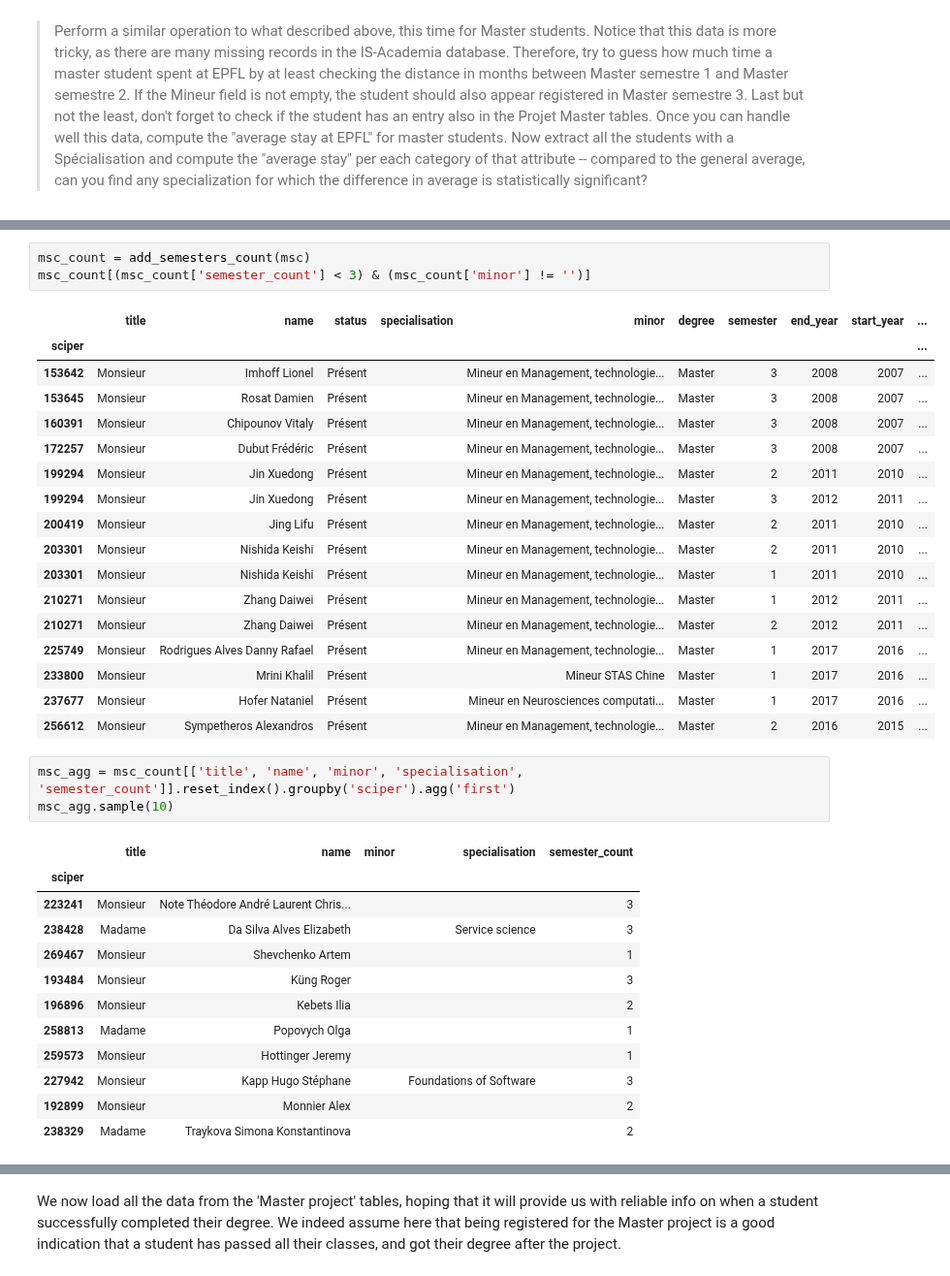
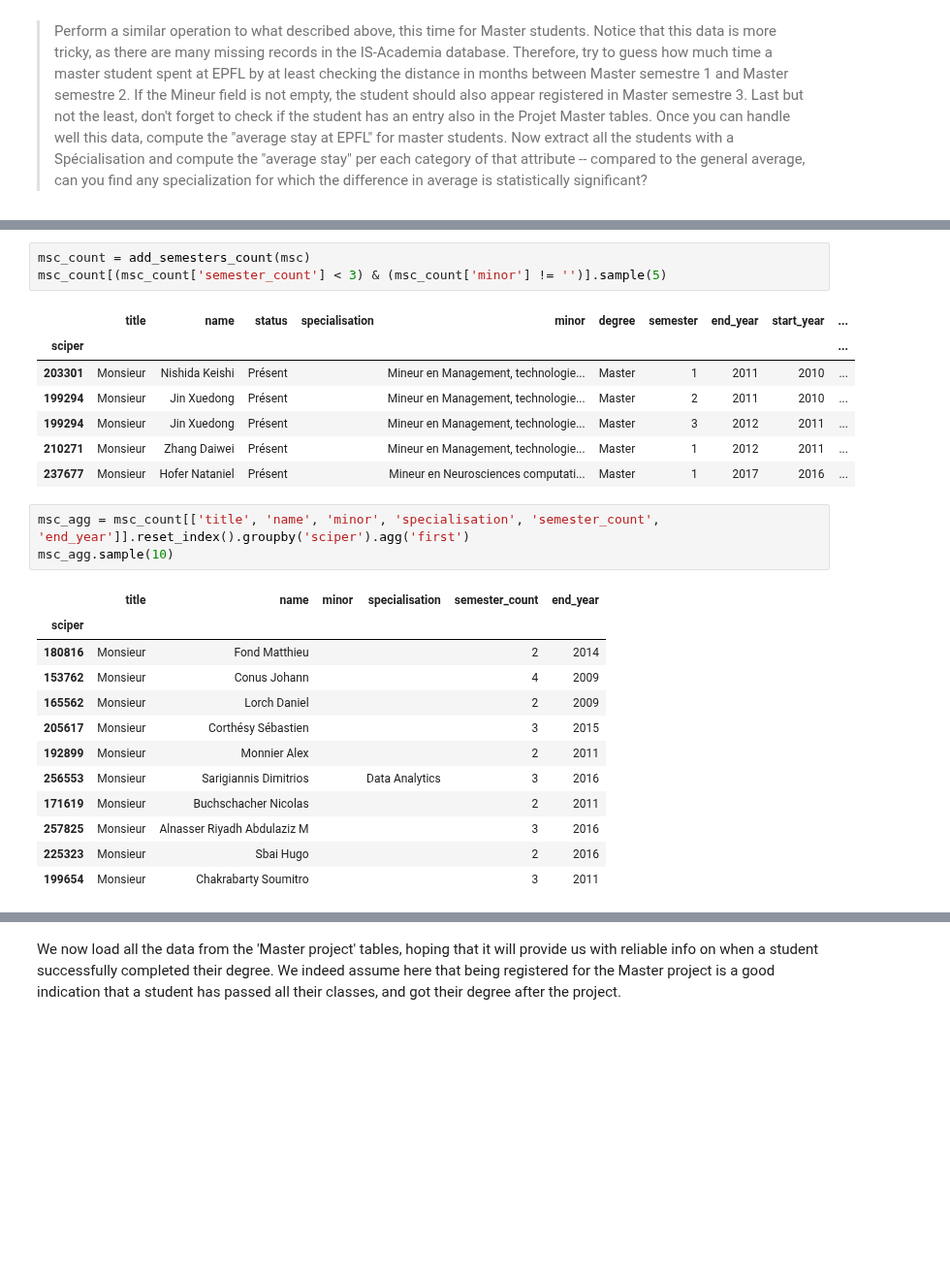
Before and after one commit to romac/ADAHomeworks, a Jupyter notebook: 02 - Data from the Web/02 - Data from the Web.ipynb, the cells around one changed output, grey strips where cells are left out. Shown at 97% size. Cells and saved outputs as stored; diff of their text form; blank space fills up the shorter version.

```diff
--- a/02 - Data from the Web/02 - Data from the Web.ipynb
+++ b/02 - Data from the Web/02 - Data from the Web.ipynb
@@ -629,40 +633,30 @@ msc.sample(10)
 # %%
 msc_count = add_semesters_count(msc)
-msc_count[(msc_count['semester_count'] < 3) & (msc_count['minor'] != '')]
+msc_count[(msc_count['semester_count'] < 3) & (msc_count['minor'] != '')].sample(5)
 # %% [output]
 |  | title | name | status | specialisation | minor | degree | semester | end_year | start_year | ... |
 | sciper |  |  |  |  |  |  |  |  |  | ... |
-| 153642 | Monsieur | Imhoff Lionel | Présent |  | Mineur en Management, technologie... | Master | 3 | 2008 | 2007 | ... |
-| 153645 | Monsieur | Rosat Damien | Présent |  | Mineur en Management, technologie... | Master | 3 | 2008 | 2007 | ... |
-| 160391 | Monsieur | Chipounov Vitaly | Présent |  | Mineur en Management, technologie... | Master | 3 | 2008 | 2007 | ... |
-| 172257 | Monsieur | Dubut Frédéric | Présent |  | Mineur en Management, technologie... | Master | 3 | 2008 | 2007 | ... |
+| 203301 | Monsieur | Nishida Keishi | Présent |  | Mineur en Management, technologie... | Master | 1 | 2011 | 2010 | ... |
 | 199294 | Monsieur | Jin Xuedong | Présent |  | Mineur en Management, technologie... | Master | 2 | 2011 | 2010 | ... |
 | 199294 | Monsieur | Jin Xuedong | Présent |  | Mineur en Management, technologie... | Master | 3 | 2012 | 2011 | ... |
-| 200419 | Monsieur | Jing Lifu | Présent |  | Mineur en Management, technologie... | Master | 2 | 2011 | 2010 | ... |
-| 203301 | Monsieur | Nishida Keishi | Présent |  | Mineur en Management, technologie... | Master | 2 | 2011 | 2010 | ... |
-| 203301 | Monsieur | Nishida Keishi | Présent |  | Mineur en Management, technologie... | Master | 1 | 2011 | 2010 | ... |
 | 210271 | Monsieur | Zhang Daiwei | Présent |  | Mineur en Management, technologie... | Master | 1 | 2012 | 2011 | ... |
-| 210271 | Monsieur | Zhang Daiwei | Présent |  | Mineur en Management, technologie... | Master | 2 | 2012 | 2011 | ... |
-| 225749 | Monsieur | Rodrigues Alves Danny Rafael | Présent |  | Mineur en Management, technologie... | Master | 1 | 2017 | 2016 | ... |
-| 233800 | Monsieur | Mrini Khalil | Présent |  | Mineur STAS Chine | Master | 1 | 2017 | 2016 | ... |
 | 237677 | Monsieur | Hofer Nataniel | Présent |  | Mineur en Neurosciences computati... | Master | 1 | 2017 | 2016 | ... |
-| 256612 | Monsieur | Sympetheros Alexandros | Présent |  | Mineur en Management, technologie... | Master | 2 | 2016 | 2015 | ... |
 # %%
-msc_agg = msc_count[['title', 'name', 'minor', 'specialisation', 'semester_count']].reset_index().groupby('sciper').agg('first')
+msc_agg = msc_count[['title', 'name', 'minor', 'specialisation', 'semester_count', 'end_year']].reset_index().groupby('sciper').agg('first')
 msc_agg.sample(10)
 # %% [output]
-|  | title | name | minor | specialisation | semester_count |
-| sciper |  |  |  |  |  |
-| 223241 | Monsieur | Note Théodore André Laurent Chris... |  |  | 3 |
-| 238428 | Madame | Da Silva Alves Elizabeth |  | Service science | 3 |
-| 269467 | Monsieur | Shevchenko Artem |  |  | 1 |
-| 193484 | Monsieur | Küng Roger |  |  | 3 |
-| 196896 | Monsieur | Kebets Ilia |  |  | 2 |
-| 258813 | Madame | Popovych Olga |  |  | 1 |
-| 259573 | Monsieur | Hottinger Jeremy |  |  | 1 |
-| 227942 | Monsieur | Kapp Hugo Stéphane |  | Foundations of Software | 3 |
-| 192899 | Monsieur | Monnier Alex |  |  | 2 |
-| 238329 | Madame | Traykova Simona Konstantinova |  |  | 2 |
+|  | title | name | minor | specialisation | semester_count | end_year |
+| sciper |  |  |  |  |  |  |
+| 180816 | Monsieur | Fond Matthieu |  |  | 2 | 2014 |
+| 153762 | Monsieur | Conus Johann |  |  | 4 | 2009 |
+| 165562 | Monsieur | Lorch Daniel |  |  | 2 | 2009 |
+| 205617 | Monsieur | Corthésy Sébastien |  |  | 3 | 2015 |
+| 192899 | Monsieur | Monnier Alex |  |  | 2 | 2011 |
+| 256553 | Monsieur | Sarigiannis Dimitrios |  | Data Analytics | 3 | 2016 |
+| 171619 | Monsieur | Buchschacher Nicolas |  |  | 2 | 2011 |
+| 257825 | Monsieur | Alnasser Riyadh Abdulaziz M |  |  | 3 | 2016 |
+| 225323 | Monsieur | Sbai Hugo |  |  | 2 | 2016 |
+| 199654 | Monsieur | Chakrabarty Soumitro |  |  | 3 | 2011 |
 # %%
 msc_agg[msc_agg['semester_count'] >= 1].groupby('title').describe()
 # %% [output]
```
Also changed, not shown: parts of 17 cells of this notebook.
